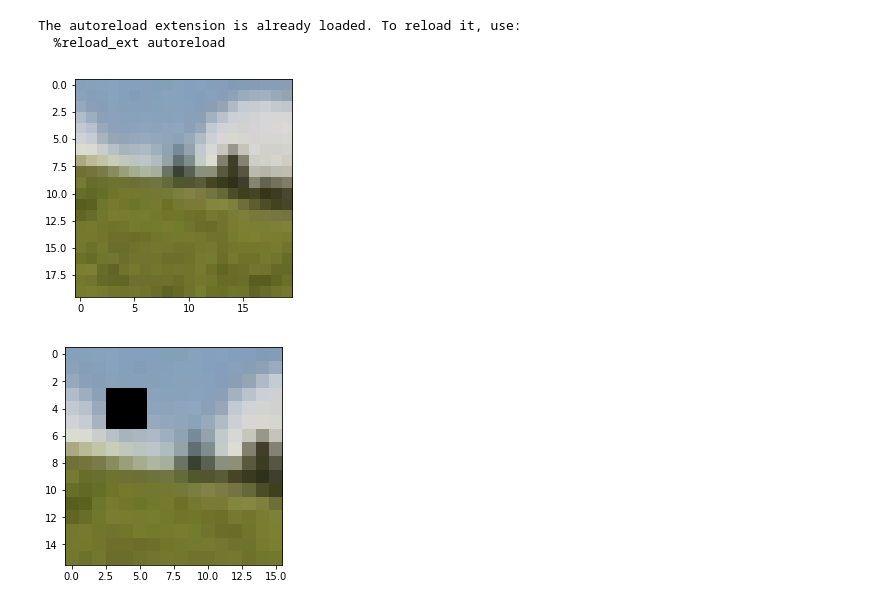
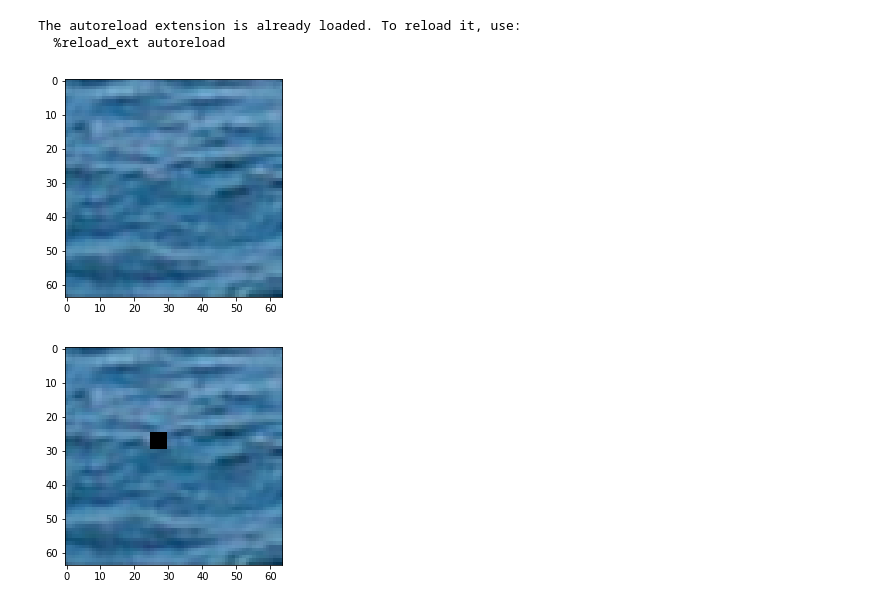
Before and after one commit to clemoberti/arf-project, a Jupyter notebook: one_noise_point.ipynb, the cells around one changed output. Drawn from its saved outputs; the diff is of its cells as text; code cells hidden in the pictures.

```diff
--- a/one_noise_point.ipynb
+++ b/one_noise_point.ipynb
@@ -1,26 +1,27 @@
 # %%
 %load_ext autoreload
 %autoreload 2
 
 from ImageProcessing import ImageProcessing
 import numpy as np
 import matplotlib.pyplot as plt
 
 ip = ImageProcessing()
 
-#image = ip.read_im('images/test_ocean.png')
-image = ip.read_im('images/simple_test.png')
+image = ip.read_im('images/test_ocean.png')
+# image = ip.read_im('images/boat.png')
 ip.show_im(image)
 # %% [output]
 The autoreload extension is already loaded. To reload it, use:
   %reload_ext autoreload
-[figure, old version]
+[figure, new version]
 # %%
-image2 = ip.get_patch(8,8,16,image)
-noised_image = ip.delete_rect(image2, 4,4,3,3)
+# image2 = ip.get_patch(8,8,16,image)
+noised_image = ip.delete_rect(image, 25,25,5,5)
+
 ip.show_im(noised_image)
 # %% [output]
-[figure, old version]
+[figure, new version]
 # %%
 from ImageProcessing import ImageProcessing
 from IterativeInpainting import IterativeInpainting
```
Also changed, not shown: parts of 5 cells of this notebook, 3 other files.
